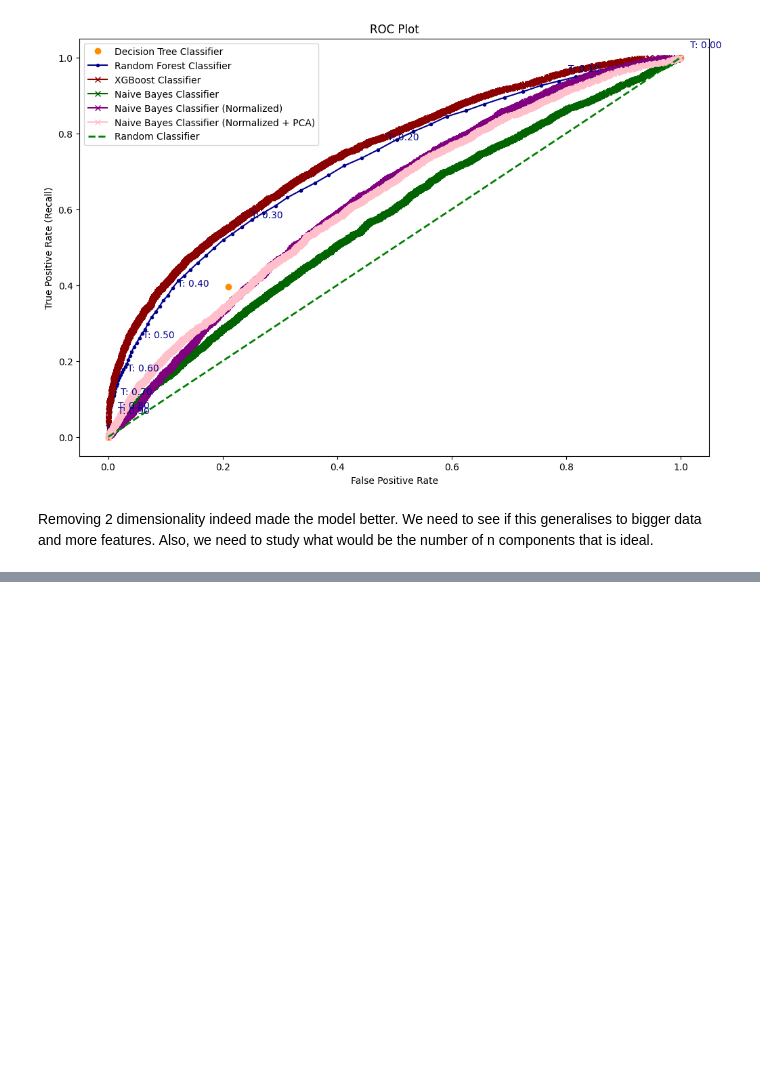
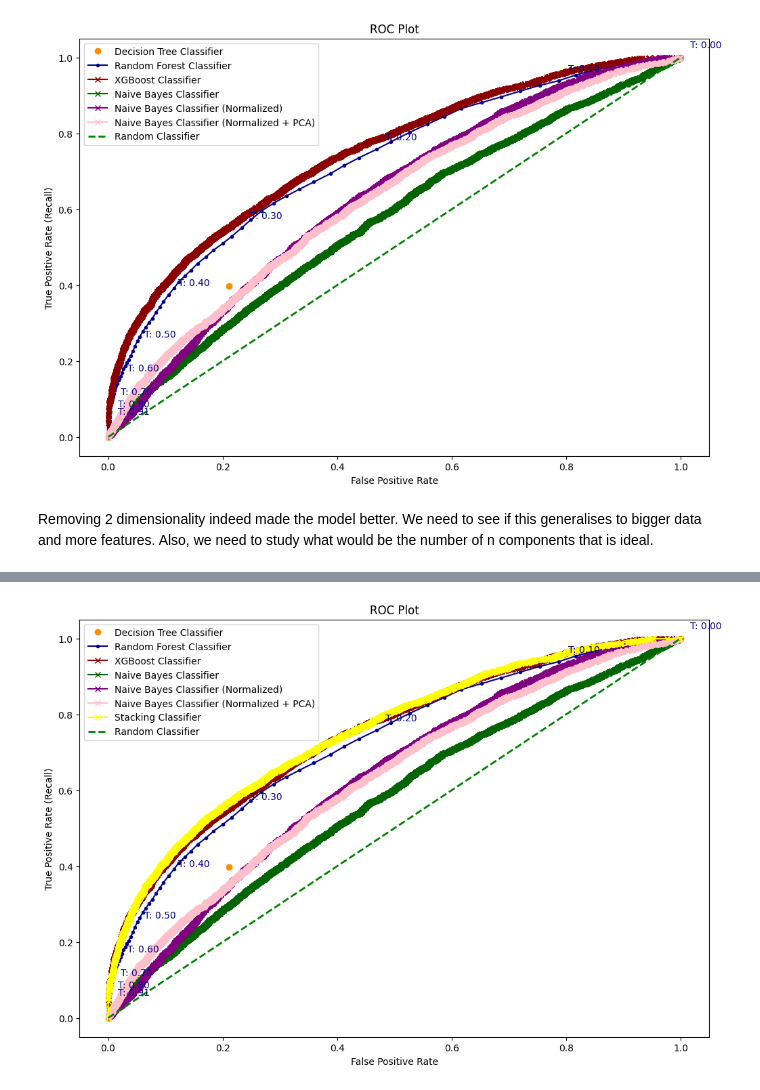
Before and after one commit to linaber1/Loan_Default-, a Jupyter notebook: LoanDefault.ipynb, the cells around one changed output, grey strips where cells are left out. Drawn from its saved outputs; the diff is of its cells as text; code cells hidden in the pictures; blank space fills up the shorter version.

```diff
--- a/LoanDefault.ipynb
+++ b/LoanDefault.ipynb
@@ -818,0 +821,13 @@ Removing 2 dimensionality indeed made the model better. We need to see if this g
+# %%
+from sklearn.ensemble import StackingClassifier, VotingClassifier
+# Define base models
+estimators = [
+    ('rf', RandomForestClassifier(random_state=42)),
+    ('gbr', XGBClassifier(random_state=42)),
+    ('lr', GaussianNB())
+]
+
+
+# Stacking Regressor
+model_sr = StackingClassifier(estimators=estimators)
+model_sr.fit(X_train, y_train)
@@ -818,0 +884,28 @@ Removing 2 dimensionality indeed made the model better. We need to see if this g
+# %%
+model_sr_probs = model_sr.predict_proba(X_test)
+
+model_sr_probs = model_sr_probs[:, 1]
+model_sr_fpr, model_sr_tpr, _ = roc_curve(y_test, model_sr_probs)
+
+
+plt.figure(figsize=(12, 8))
+plt.plot(model_dt_fpr, model_dt_tpr, 's', marker='o',color='darkorange', label='Decision Tree Classifier')
+plt.plot(model_rf_fpr, model_rf_tpr, marker='.',color='darkblue', label='Random Forest Classifier')
+plt.plot(model_xgb_fpr, model_xgb_tpr, marker='x',color='darkred', label='XGBoost Classifier')
+plt.plot(model_nb_fpr, model_nb_tpr, marker='x',color='darkgreen', label='Naive Bayes Classifier')
+plt.plot(model_nb_norm_fpr, model_nb_norm_tpr, marker='x',color='purple', label='Naive Bayes Classifier (Normalized)')
+plt.plot(model_nb_pca_fpr, model_nb_pca_tpr, marker='x',color='pink', label='Naive Bayes Classifier (Normalized + PCA)')
+plt.plot(model_sr_fpr, model_sr_tpr, marker='x',color='yellow', label='Stacking Classifier')
+for i in range(0, len(model_rf_thresholds), len(model_rf_thresholds)//10):
+    if 1>=model_rf_thresholds[i]>=0:
+      plt.annotate(f'T: {model_rf_thresholds[i]:.2f}', (model_rf_fpr[i], model_rf_tpr[i]),color='darkblue', textcoords="offset points", xytext=(10,10), ha='left')
+plt.plot([0, 1], [0, 1], color='green', lw=2, linestyle='--', label='Random Classifier')
+
+
+plt.title('ROC Plot')
+plt.xlabel('False Positive Rate')
+plt.ylabel('True Positive Rate (Recall)')
+plt.legend()
+plt.show()
+# %% [output]
+[figure, added]
```
Also changed, not shown: parts of 20 cells of this notebook.
